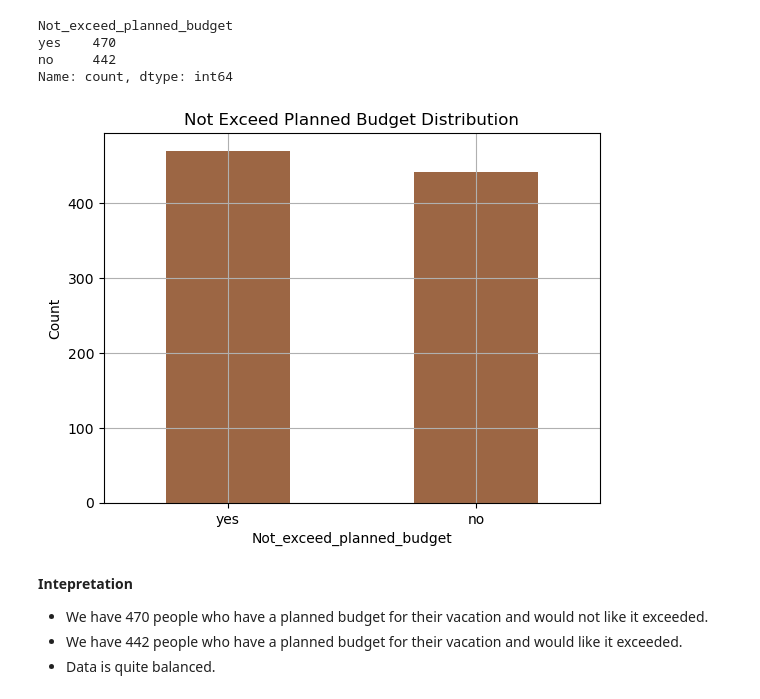
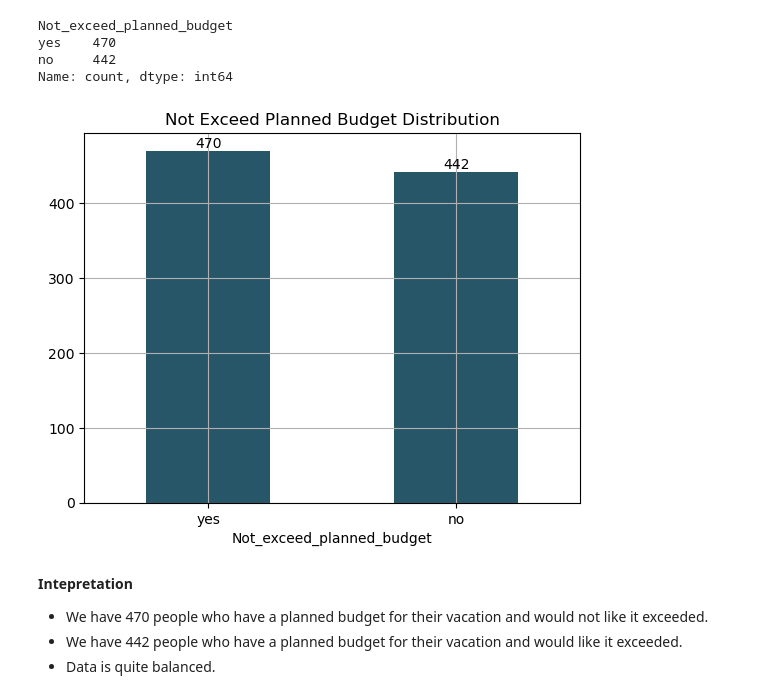
Before and after one commit to max-programming/python_scripts_ckpcet, a Jupyter notebook: project_on_data_analytics/project_1_data_analytics_on_vacation_data/Data_Analytics_On_Vacation_Data.ipynb, the cells around one changed output. Cells and saved outputs as stored; diff of their text form; code cells hidden in the pictures.

```diff
--- a/project_on_data_analytics/project_1_data_analytics_on_vacation_data/Data_Analytics_On_Vacation_Data.ipynb
+++ b/project_on_data_analytics/project_1_data_analytics_on_vacation_data/Data_Analytics_On_Vacation_Data.ipynb
@@ -511,6 +511,13 @@ df_cat.head()
 | 4 | Male | retired | WA | married | Q2 | yes | ... |
 | 5 | Female | retired | QLD | married | Q4 | yes | ... |
 5 rows × 25 columns
+# %%
+# function to generate bar plot
+def plot_bar(counts: pd.Series, title: str) -> None:
+  ax = counts.plot(kind='bar', color='#275668', title=title, grid=True)
+  plt.bar_label(ax.containers[0])
+  plt.xticks(rotation=0)
+  plt.show()
 # %%
 # Show the columns
 
@@ -940,13 +915,9 @@ no     442
 Name: count, dtype: int64
 # %%
 # plot the data
-
-df_cat.Not_exceed_planned_budget.value_counts().plot(kind='bar',color='#275668',title='Not Exceed Planned Budget Distribution',grid=True)
-plt.ylabel('Count')
-plt.xticks(rotation=0)
-plt.show()
+plot_bar(df_cat.Not_exceed_planned_budget.value_counts(), 'Not Exceed Planned Budget Distribution')
 # %% [output]
-[figure, old version]
+[figure, new version]
 # %% [markdown]
 **Intepretation**
 
```
Also changed, not shown: parts of 85 cells of this notebook.
